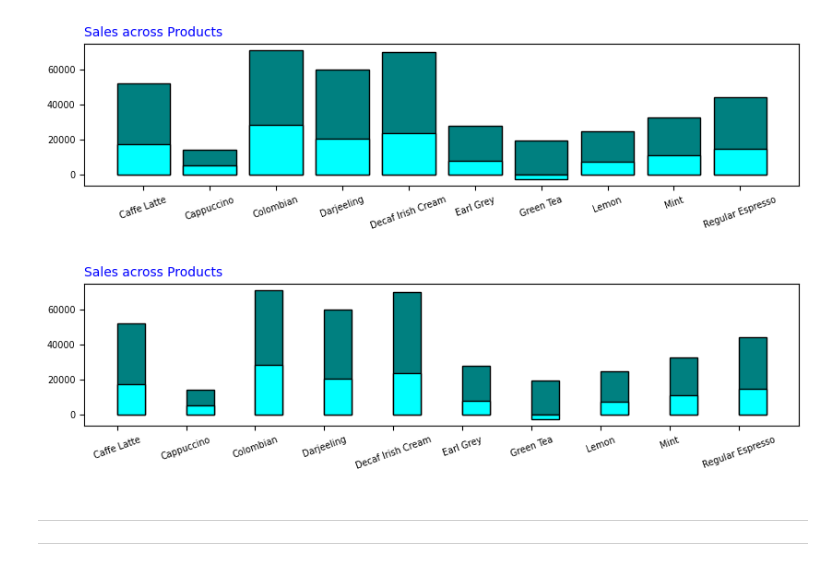
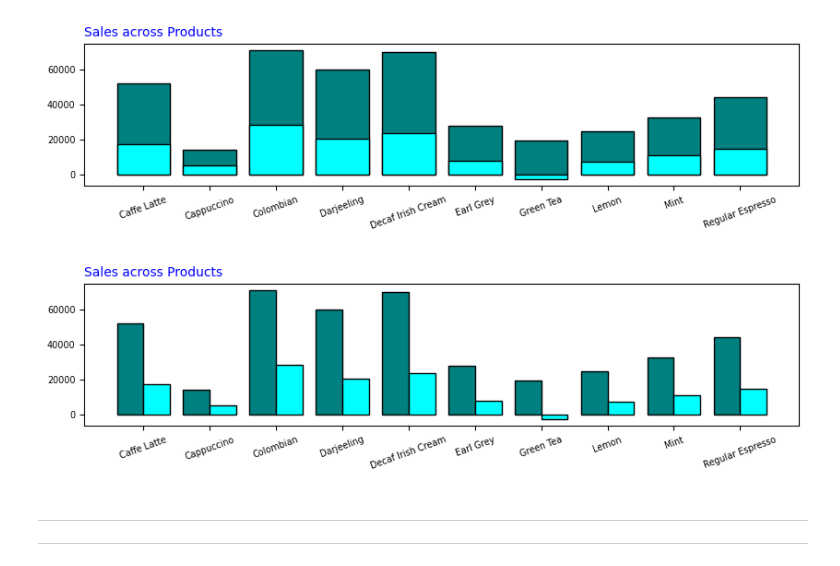
Before and after one commit to knowledge-corner/Renault-Nissan-Python-Training, a Jupyter notebook: Day - 3.ipynb, the cells around one changed output. Drawn from its saved outputs; the diff is of its cells as text; code cells hidden in the pictures.

```diff
--- a/Day - 3.ipynb
+++ b/Day - 3.ipynb
@@ -427,14 +427,14 @@ plt.show()
 [figure]
 # %%
 plt.figure(figsize=(10, 2))
-plt.bar(products, sales, color = "teal", edgecolor = "black", width = 0.4, align="edge")
+plt.bar(products, sales, color = "teal", edgecolor = "black", width = -0.4, align="edge")
 plt.bar(products, profits, color = "cyan", edgecolor = "black", width = 0.4, align="edge")
 plt.title("Sales across Products", loc = "left",fontdict= {'fontsize': 10, 'color': "Blue"})
 plt.xticks(rotation = 20, fontsize='x-small')
 plt.yticks(fontsize='x-small')
 plt.show()
 # %% [output]
-[figure, old version]
+[figure, new version]
 # %% [markdown]
 <hr><hr>
 # %% [markdown]
```
